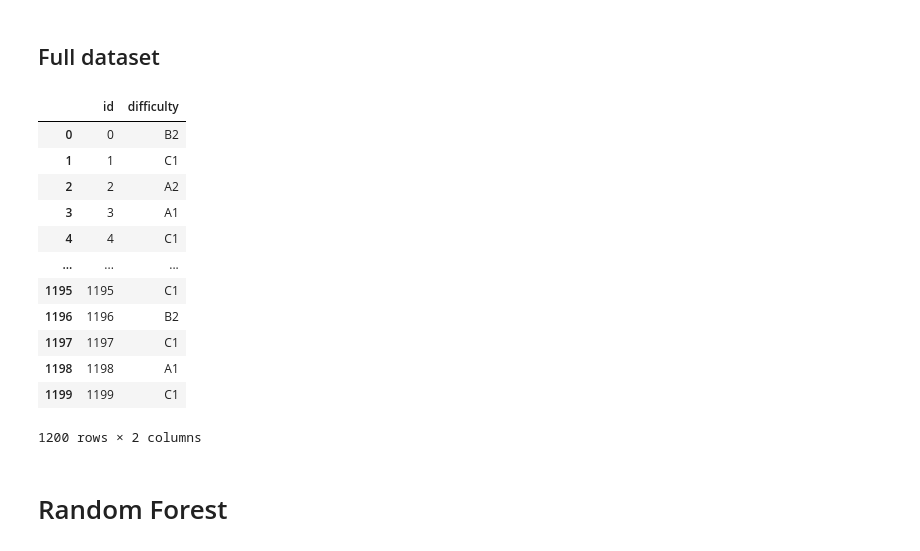
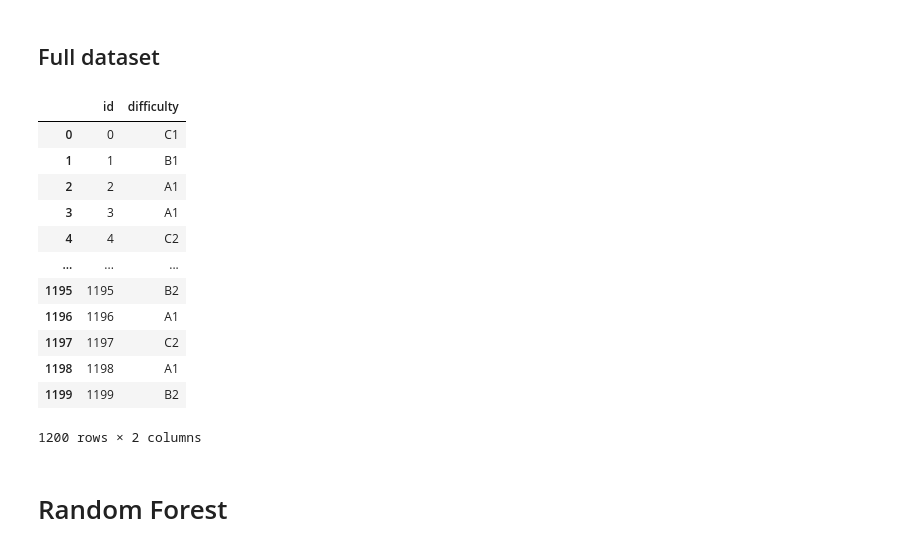
Before and after one commit to RebeccaKessler/Machine_Learning, a Jupyter notebook: Codes/Basic_Models.ipynb, the cells around one changed output. Drawn from its saved outputs; the diff is of its cells as text; code cells hidden in the pictures.

```diff
--- a/Codes/Basic_Models.ipynb
+++ b/Codes/Basic_Models.ipynb
@@ -653,28 +668,28 @@ F1 score   0.438356  0.141593  0.022857  0.293706  0.347305  0.226244
 ## Full dataset
 # %%
 # Initialize and fit the kNN classifier on the whole dataset
-model_DT = DecisionTreeClassifier(criterion='entropy', max_depth=5)
+model_DT = DecisionTreeClassifier()
 
 model_DT.fit(x_full_tfidf, y)
 
 # Make predictions on the test data
 DT_pred_full = model_DT.predict(x_test_unlabelled_tfidf)
 
 df_pred_DT_full = pd.DataFrame({'id': x_test_unlabelled.index, 'difficulty': DT_pred_full})
 df_pred_DT_full
 # %% [output]
 |  | id | difficulty |
-| 0 | 0 | B2 |
-| 1 | 1 | C1 |
-| 2 | 2 | A2 |
+| 0 | 0 | C1 |
+| 1 | 1 | B1 |
+| 2 | 2 | A1 |
 | 3 | 3 | A1 |
-| 4 | 4 | C1 |
+| 4 | 4 | C2 |
 | ... | ... | ... |
-| 1195 | 1195 | C1 |
-| 1196 | 1196 | B2 |
-| 1197 | 1197 | C1 |
+| 1195 | 1195 | B2 |
+| 1196 | 1196 | A1 |
+| 1197 | 1197 | C2 |
 | 1198 | 1198 | A1 |
-| 1199 | 1199 | C1 |
+| 1199 | 1199 | B2 |
 1200 rows × 2 columns
 # %%
 # Export the dataframe as csv
```
Also changed, not shown: parts of 12 cells of this notebook.
